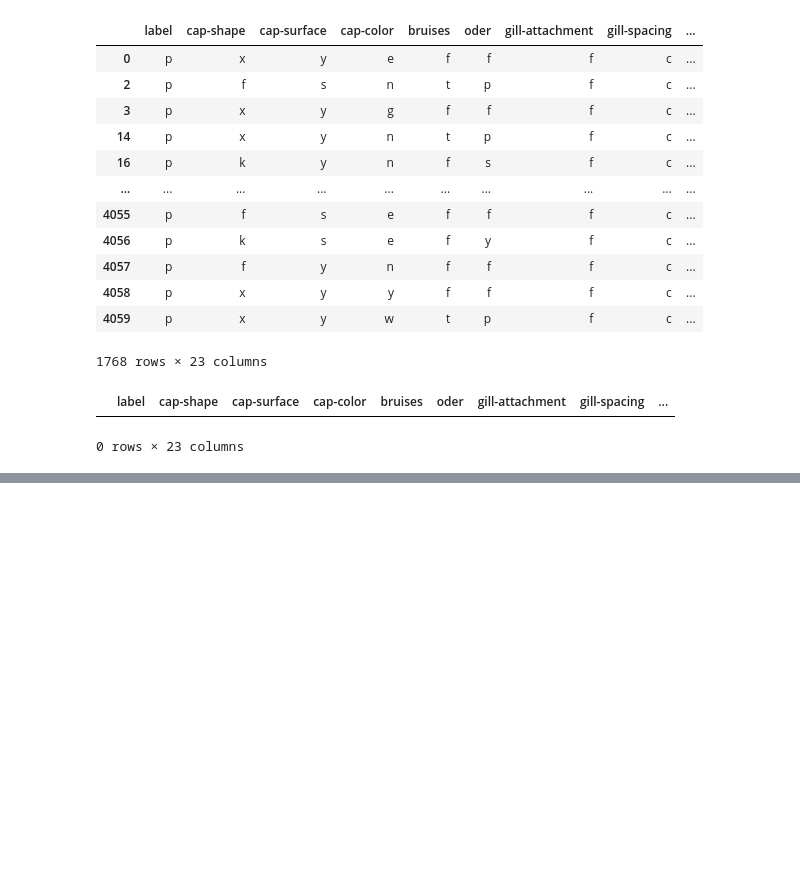
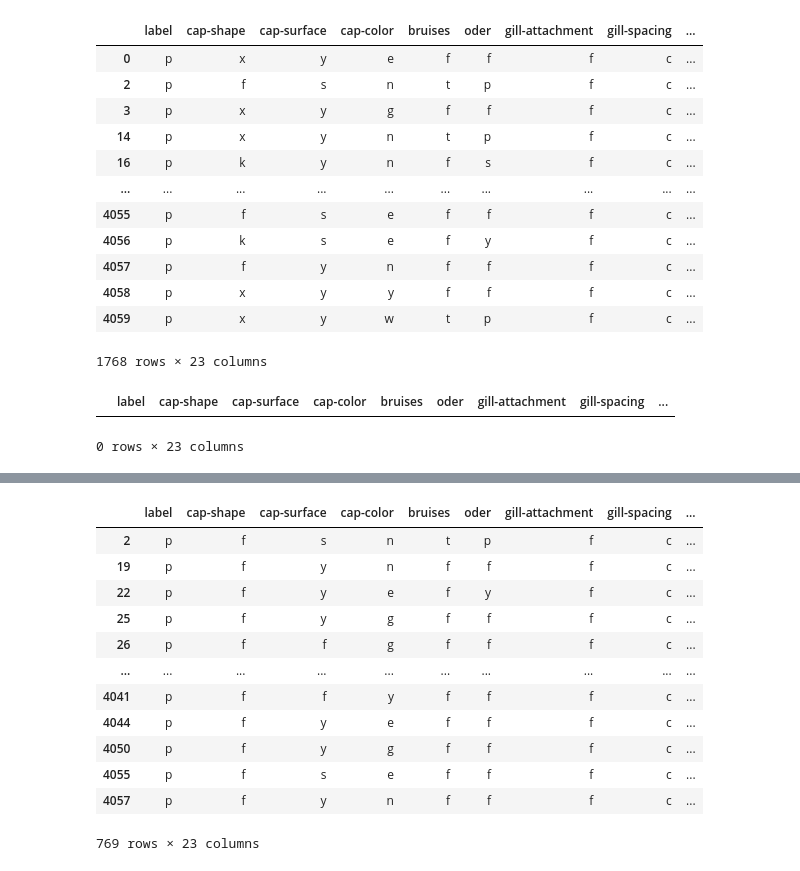
Before and after one commit to EstebanGuillen/MachineLearning, a Jupyter notebook: Project_1.ipynb, the cells around one changed output, grey strips where cells are left out. Saved outputs shown, nothing was run; the diff lists cells and outputs as text; code cells hidden in the pictures; blank space fills up the shorter version.

```diff
--- a/Project_1.ipynb
+++ b/Project_1.ipynb
@@ -670,0 +621,19 @@ cap-color
+# %%
+flat_cap = training_data[training_data['cap-shape'].isin(['f'])]
+# %%
+flat_cap_p = flat_cap[flat_cap['label'] == 'p']
+flat_cap_p
+# %% [output]
+|  | label | cap-shape | cap-surface | cap-color | bruises | oder | gill-attachment | gill-spacing | ... |
+| 2 | p | f | s | n | t | p | f | c | ... |
+| 19 | p | f | y | n | f | f | f | c | ... |
+| 22 | p | f | y | e | f | y | f | c | ... |
+| 25 | p | f | y | g | f | f | f | c | ... |
+| 26 | p | f | f | g | f | f | f | c | ... |
+| ... | ... | ... | ... | ... | ... | ... | ... | ... | ... |
+| 4041 | p | f | f | y | f | f | f | c | ... |
+| 4044 | p | f | y | e | f | f | f | c | ... |
+| 4050 | p | f | y | g | f | f | f | c | ... |
+| 4055 | p | f | s | e | f | f | f | c | ... |
+| 4057 | p | f | y | n | f | f | f | c | ... |
+769 rows × 23 columns
```
Also changed, not shown: parts of 23 cells of this notebook, 1 other file.
